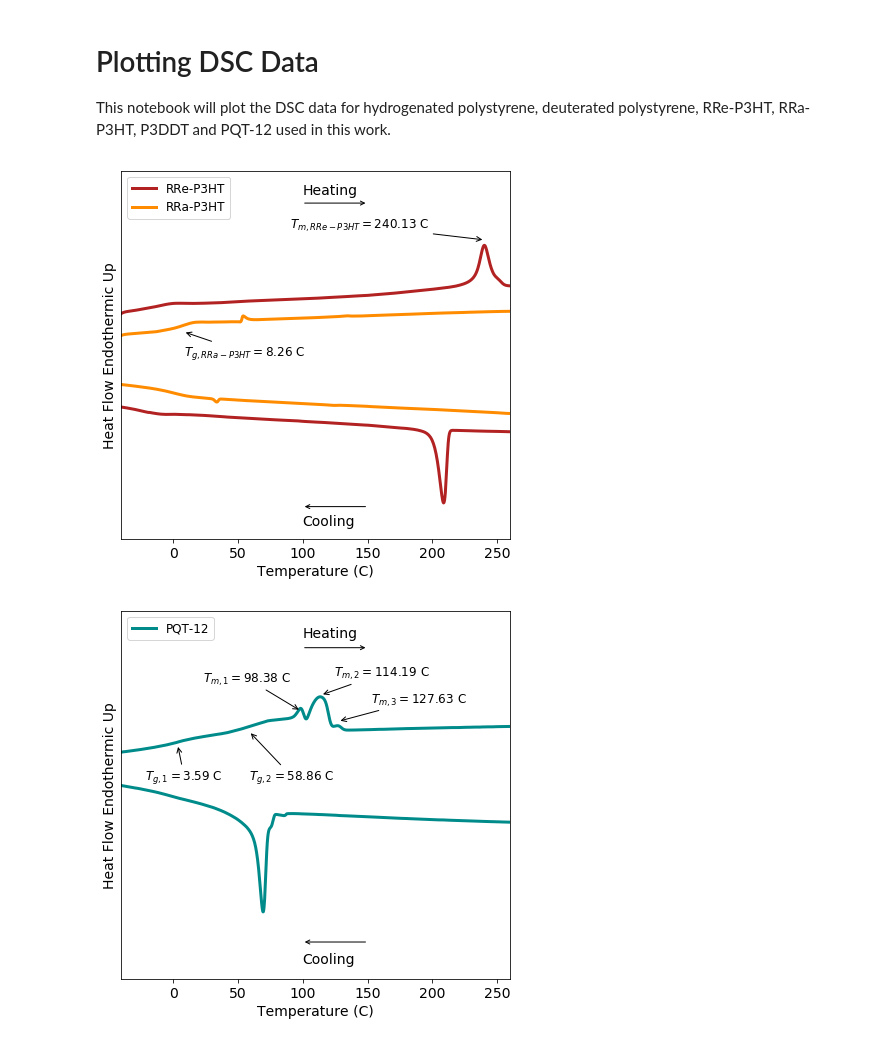
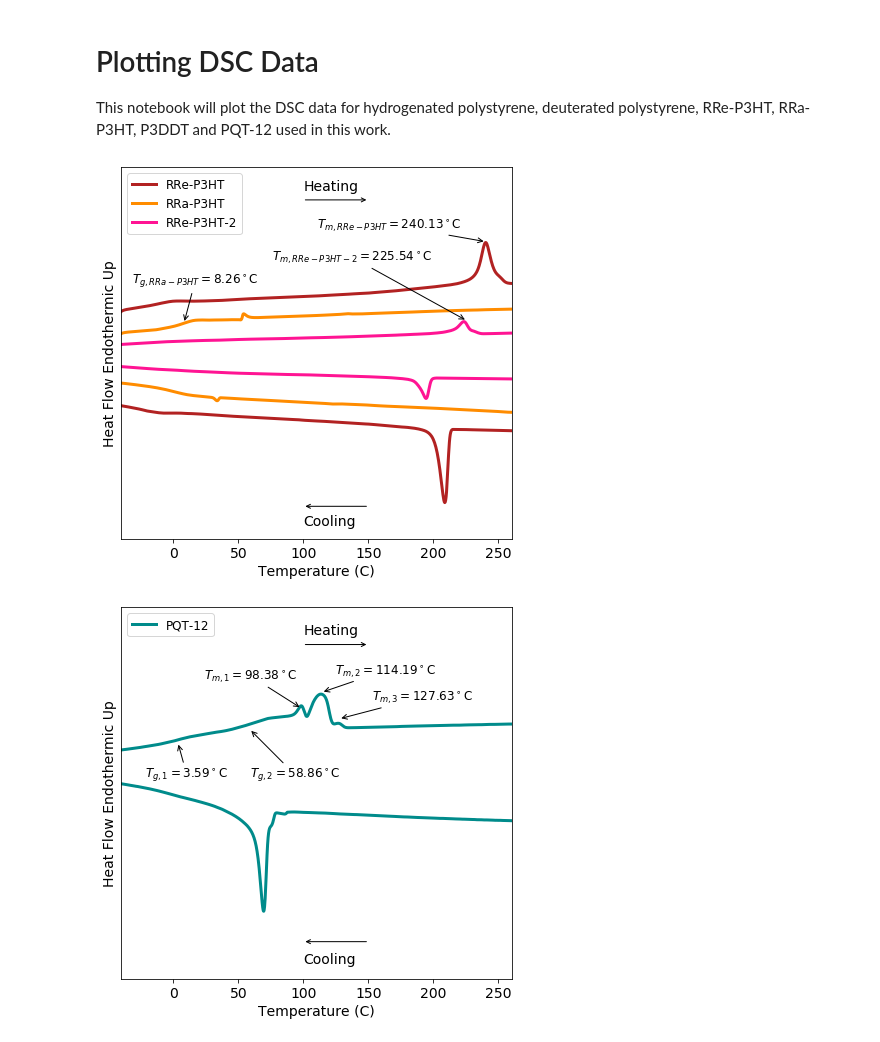
Before and after one commit to pozzo-research-group/c-wolf-blends-morphology, a Jupyter notebook: dsc/Plotting_DSC_Data.ipynb, the cells around one changed output. Cells and saved outputs as stored; diff of their text form; code cells hidden in the pictures.

Commit message:
added second RRe-P3HT dsc data to the plots and data folder

```diff
--- a/dsc/Plotting_DSC_Data.ipynb
+++ b/dsc/Plotting_DSC_Data.ipynb
@@ -14,7 +14,8 @@ filenames = {
     'rre':'../data/dsc/RReP3HT.csv',
     'rra':'../data/dsc/RRaP3HT.csv',
     'pqt':'../data/dsc/PQT12.csv',
-    'p3ddt':'../data/dsc/P3DDT.csv'
+    'p3ddt':'../data/dsc/P3DDT.csv',
+    'rre2':'../data/dsc/RReP3HT2.csv',
 }
 # %%
 data = {}
@@ -29,7 +30,8 @@ colors = {
     'rre':'firebrick',
     'rra':'darkorange',
     'pqt':'darkcyan',
-    'p3ddt':'darkorchid'
+    'p3ddt':'darkorchid',
+    'rre2':'deeppink',
 }
 
 names = {
@@ -38,7 +40,8 @@ names = {
     'rre':'RRe-P3HT',
     'rra':'RRa-P3HT',
     'pqt':'PQT-12',
-    'p3ddt':'P3DDT'
+    'p3ddt':'P3DDT',
+    'rre2':'RRe-P3HT-2',
 }
 # %%
 plt.figure(figsize=(6,6))
@@ -51,36 +54,41 @@ for key, dsc in data.items():
     else:
         dsc1 = dsc[np.where((dsc[:,1]<260))]
         plt.plot(dsc1[:,1],dsc1[:,2]*-1,label=names[key],color=colors[key],linewidth=3)
 
 plt.xlim(-40,260)
 plt.ylim(-8,8)
 
 plt.xlabel('Temperature (C)',fontsize=14)
 plt.ylabel('Heat Flow Endothermic Up',fontsize=14)
 
 plt.xticks(fontsize=14)
 plt.yticks([],fontsize=14)
 
 plt.annotate(s='Heating',xy=(100,7),xycoords='data',fontsize=14)
 plt.annotate("",xy=(150,6.6), xycoords='data',xytext=(100,6.6), textcoords='data',arrowprops=dict(arrowstyle="->",connectionstyle="arc3"))
 
 plt.annotate(s='Cooling',xy=(100,-7.4),xycoords='data',fontsize=14)
 plt.annotate("",xy=(100,-6.6), xycoords='data',xytext=(150,-6.6), textcoords='data',arrowprops=dict(arrowstyle="->",connectionstyle="arc3"))
 
 plt.legend(fontsize=12,loc='upper left')
 
 # adding in analysis information
 t = 240.13 # RRe-P3HT melting temperature
-plt.annotate(r"$T_{m,RRe-P3HT}=240.13$ C",xy=(t,5), xycoords='data',xytext=(t-150,5.5), textcoords='data',arrowprops=dict(arrowstyle="->",connectionstyle="arc3"),fontsize=12)
+plt.annotate(r"$T_{m,RRe-P3HT}=240.13 ^\circ$C",xy=(t,4.8), xycoords='data',xytext=(t-130,5.4), textcoords='data',arrowprops=dict(arrowstyle="->",connectionstyle="arc3"),fontsize=12)
 
 # adding in analysis information
 t = 8.26 # glass transition of RRa-P3HT
-plt.annotate(r"$T_{g,RRa-P3HT}=8.26$ C",xy=(t,1), xycoords='data',xytext=(t,0), textcoords='data',arrowprops=dict(arrowstyle="->",connectionstyle="arc3"),fontsize=12)
+plt.annotate(r"$T_{g,RRa-P3HT}=8.26 ^\circ$C",xy=(t,1.3), xycoords='data',xytext=(t-40,3), textcoords='data',arrowprops=dict(arrowstyle="->",connectionstyle="arc3"),fontsize=12)
+
+# adding in analysis information
+t = 225.54 # RRe-P3HT melting temperature
+plt.annotate(r"$T_{m,RRe-P3HT-2}=225.54 ^\circ$C",xy=(t,1.4), xycoords='data',xytext=(t-150,4), textcoords='data',arrowprops=dict(arrowstyle="->",connectionstyle="arc3"),fontsize=12)
+
 
 plt.tight_layout()
 plt.savefig('../data/dsc/p3ht_dsc.png',dpi=300)
 # %% [output]
-[figure, old version]
+[figure, new version]
 # %%
 plt.figure(figsize=(6,6))
 
@@ -112,29 +120,29 @@ plt.legend(fontsize=12,loc='upper left')
 
 # adding in analysis information
 t = 98.38
-plt.annotate(r"$T_{m,1}=98.38$ C",xy=(t,2.2), xycoords='data',xytext=(t-75,3.3), textcoords='data',arrowprops=dict(arrowstyle="->",connectionstyle="arc3"),fontsize=12)
+plt.annotate(r"$T_{m,1}=98.38 ^\circ$C",xy=(t,2.2), xycoords='data',xytext=(t-75,3.3), textcoords='data',arrowprops=dict(arrowstyle="->",connectionstyle="arc3"),fontsize=12)
 
 # adding in analysis information
 t = 114.19
-plt.annotate(r"$T_{m,2}=114.19$ C",xy=(t,2.8), xycoords='data',xytext=(t+10,3.5), textcoords='data',arrowprops=dict(arrowstyle="->",connectionstyle="arc3"),fontsize=12)
+plt.annotate(r"$T_{m,2}=114.19 ^\circ$C",xy=(t,2.8), xycoords='data',xytext=(t+10,3.5), textcoords='data',arrowprops=dict(arrowstyle="->",connectionstyle="arc3"),fontsize=12)
 
 # adding in analysis information
 t = 127.63
-plt.annotate(r"$T_{m,3}=127.63$ C",xy=(t,1.8), xycoords='data',xytext=(t+25,2.5), textcoords='data',arrowprops=dict(arrowstyle="->",connectionstyle="arc3"),fontsize=12)
+plt.annotate(r"$T_{m,3}=127.63 ^\circ$C",xy=(t,1.8), xycoords='data',xytext=(t+25,2.5), textcoords='data',arrowprops=dict(arrowstyle="->",connectionstyle="arc3"),fontsize=12)
 
 # adding in analysis information
 t = 3.59
-plt.annotate(r"$T_{g,1}=3.59$ C",xy=(t,0.9), xycoords='data',xytext=(t-25,-0.4), textcoords='data',arrowprops=dict(arrowstyle="->",connectionstyle="arc3"),fontsize=12)
+plt.annotate(r"$T_{g,1}=3.59 ^\circ$C",xy=(t,0.9), xycoords='data',xytext=(t-25,-0.4), textcoords='data',arrowprops=dict(arrowstyle="->",connectionstyle="arc3"),fontsize=12)
 
 # adding in analysis information
 t = 58.86
-plt.annotate(r"$T_{g,2}=58.86$ C",xy=(t,1.4), xycoords='data',xytext=(t,-0.4), textcoords='data',arrowprops=dict(arrowstyle="->",connectionstyle="arc3"),fontsize=12)
+plt.annotate(r"$T_{g,2}=58.86 ^\circ$C",xy=(t,1.4), xycoords='data',xytext=(t,-0.4), textcoords='data',arrowprops=dict(arrowstyle="->",connectionstyle="arc3"),fontsize=12)
 
 plt.tight_layout()
 
 plt.savefig('../data/dsc/pqt12_dsc.png',dpi=300)
 # %% [output]
-[figure, old version]
+[figure, new version]
 # %%
 plt.figure(figsize=(6,6))
 
```
Also changed, not shown: parts of 2 cells of this notebook.
